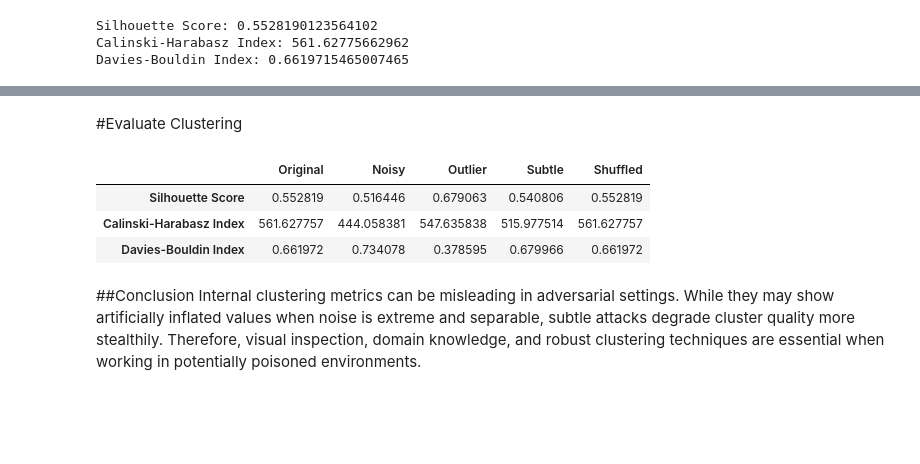
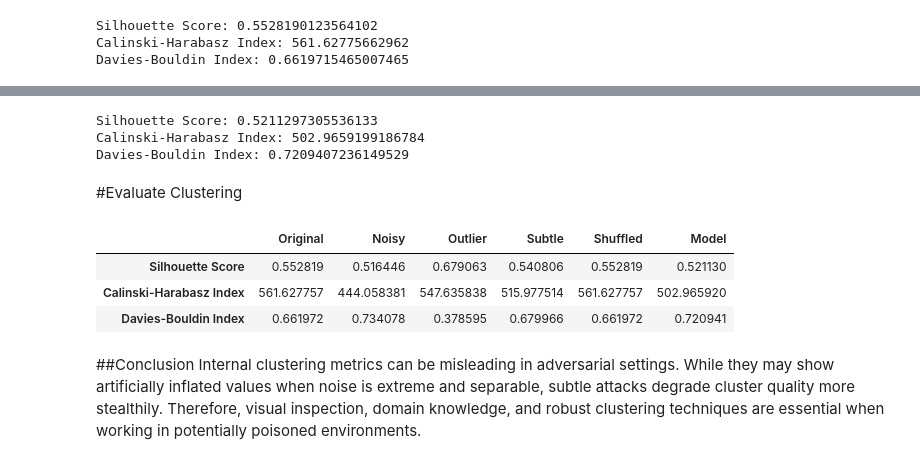
Before and after one commit to Poison-Cluster/poison-cluster, a Jupyter notebook: randomized_injection/randomized_injection_attack.ipynb, the cells around one changed output, grey strips where cells are left out. Drawn from its saved outputs; the diff is of its cells as text; code cells hidden in the pictures; blank space fills up the shorter version.

Commit message:
chg: added model made outlier injection

```diff
--- a/randomized_injection/randomized_injection_attack.ipynb
+++ b/randomized_injection/randomized_injection_attack.ipynb
@@ -187,0 +186,7 @@ plot_feature_pairs(df_label_shuffled, figsize=(16, 12))
+# %%
+df = df_iris.data.copy()
+
+
+scaler = StandardScaler()
+X_scaled = scaler.fit_transform(df)
+X_tensor = torch.tensor(X_scaled, dtype=torch.float32)
@@ -187,0 +280,15 @@ plot_feature_pairs(df_label_shuffled, figsize=(16, 12))
+# %%
+
+df_original = df_iris['frame'].copy()
+noise_target_index = len(df_iris['target_names'])
+df_outliers = pd.DataFrame(
+    scaler.inverse_transform(generated_outliers.numpy()),
+    columns=df.columns
+)
+df_outliers['target'] = noise_target_index
+df_combined = pd.concat([df_original, df_outliers], ignore_index=True)
+df_extended = {
+    'data': df_combined[df_iris['data'].columns],
+    'frame': df_combined,
+    'target_names': np.array(list(df_iris['target_names']) + ['noise'])
+}
@@ -304,0 +420,2 @@ Davies-Bouldin Index: 0.6619715465007465
+# %%
+y_kmeans_model = kmeans.fit_predict(df_extended['data'])
@@ -305,19 +426,38 @@ Davies-Bouldin Index: 0.6619715465007465
+# %%
+silhouette_avg_model = silhouette_score(df_extended['data'], y_kmeans_model)
+print(f"Silhouette Score: {silhouette_avg_model}")
+
+calinski_harabasz_model = calinski_harabasz_score(df_extended['data'], y_kmeans_model)
+print(f"Calinski-Harabasz Index: {calinski_harabasz_model}")
+
+davies_bouldin_model = davies_bouldin_score(df_extended['data'], y_kmeans_model)
+print(f"Davies-Bouldin Index: {davies_bouldin_model}")
+# %% [output]
+Silhouette Score: 0.5211297305536133
+Calinski-Harabasz Index: 502.9659199186784
+Davies-Bouldin Index: 0.7209407236149529
 # %% [markdown]
 #Evaluate Clustering
 # %%
 metrics = pd.DataFrame({
     "Original": [silhouette_avg_origin, calinski_harabasz_origin, davies_bouldin_origin],
     "Noisy": [silhouette_avg_noisy, calinski_harabasz_noisy, davies_bouldin_noisy],
     "Outlier": [silhouette_avg_outlier, calinski_harabasz_outlier, davies_bouldin_outlier],
     "Subtle": [silhouette_avg_subtle, calinski_harabasz_subtle, davies_bouldin_subtle],
-    "Shuffled": [silhouette_avg_shuffled, calinski_harabasz_shuffled, davies_bouldin_shuffled]
-}, index = ['Silhouette Score', 'Calinski-Harabasz Index', 'Davies-Bouldin Index'])
+    "Shuffled": [silhouette_avg_shuffled, calinski_harabasz_shuffled, davies_bouldin_shuffled],
+    "Model": [silhouette_avg_model, calinski_harabasz_model, davies_bouldin_model]
+}, index=[
+    'Silhouette Score',
+    'Calinski-Harabasz Index',
+    'Davies-Bouldin Index'
+])
+
 metrics
 # %% [output]
-|  | Original | Noisy | Outlier | Subtle | Shuffled |
-| Silhouette Score | 0.552819 | 0.516446 | 0.679063 | 0.540806 | 0.552819 |
-| Calinski-Harabasz Index | 561.627757 | 444.058381 | 547.635838 | 515.977514 | 561.627757 |
-| Davies-Bouldin Index | 0.661972 | 0.734078 | 0.378595 | 0.679966 | 0.661972 |
+|  | Original | Noisy | Outlier | Subtle | Shuffled | Model |
+| Silhouette Score | 0.552819 | 0.516446 | 0.679063 | 0.540806 | 0.552819 | 0.521130 |
+| Calinski-Harabasz Index | 561.627757 | 444.058381 | 547.635838 | 515.977514 | 561.627757 | 502.965920 |
+| Davies-Bouldin Index | 0.661972 | 0.734078 | 0.378595 | 0.679966 | 0.661972 | 0.720941 |
 # %% [markdown]
 ##Conclusion
 Internal clustering metrics can be misleading in adversarial settings. While they may show artificially inflated values when noise is extreme and separable, subtle attacks degrade cluster quality more stealthily. Therefore, visual inspection, domain knowledge, and robust clustering techniques are essential when working in potentially poisoned environments.
```
Also changed, not shown: parts of 16 cells of this notebook.
